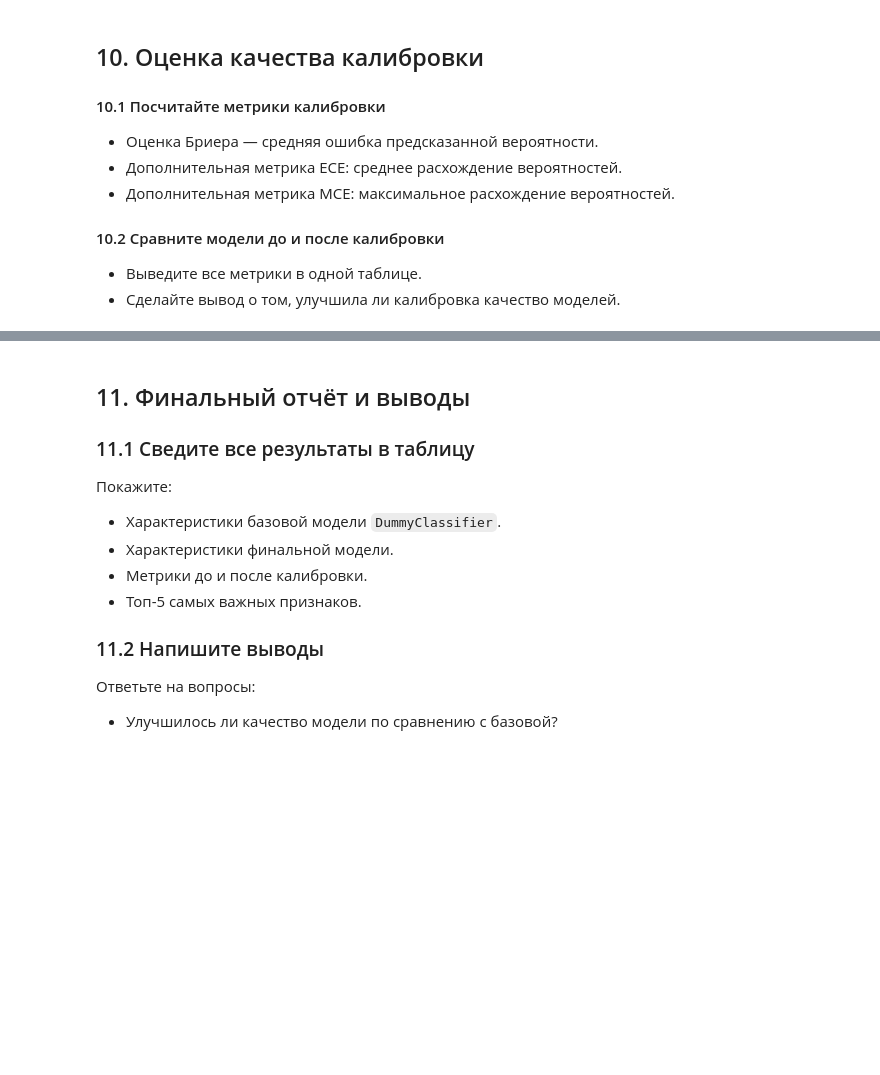
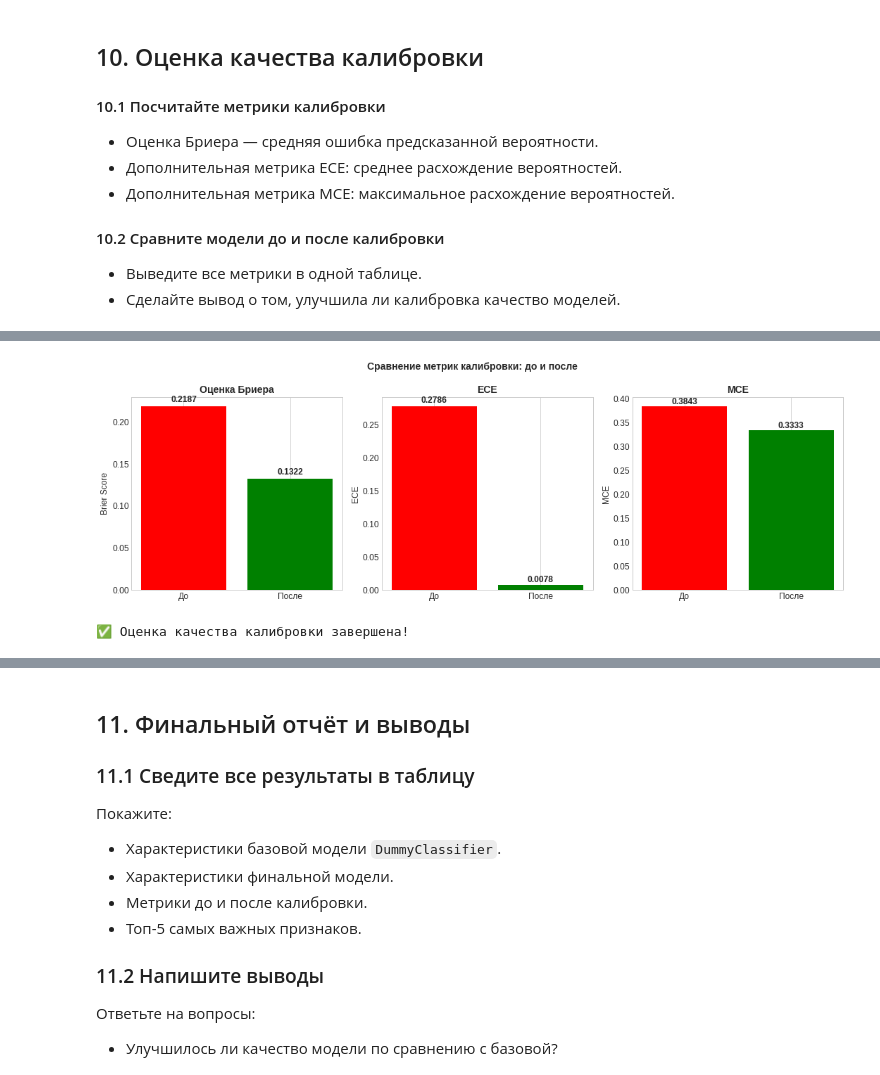
Before and after one commit to MllII/advandex-ctr-prediction, a Jupyter notebook: advandex_ctr_pipeline.ipynb, the cells around one changed output, grey strips where cells are left out. Saved outputs shown, nothing was run; the diff lists cells and outputs as text; code cells hidden in the pictures; blank space fills up the shorter version.

```diff
--- a/advandex_ctr_pipeline.ipynb
+++ b/advandex_ctr_pipeline.ipynb
@@ -4460,17 +4397,15 @@ ECE после калибровки: 0.0060
 # 10. Оценка качества калибровки
 # =============================================================================
 
-
 print("10. ОЦЕНКА КАЧЕСТВА КАЛИБРОВКИ")
+print("=" * 50)
 
 # ---- 10.1 Расчёт метрик калибровки ----
 print("\n10.1 МЕТРИКИ КАЛИБРОВКИ")
 print("-" * 50)
 
 def calculate_ece(y_true, y_proba, n_bins=10):
-    """
-    Expected Calibration Error (ECE)
-    """
+    """Expected Calibration Error (ECE)"""
     prob_true, prob_pred = calibration_curve(y_true, y_proba, n_bins=n_bins)
     actual_bins = len(prob_true)
     bin_counts, _ = np.histogram(y_proba, bins=actual_bins)
@@ -4479,22 +4414,22 @@ def calculate_ece(y_true, y_proba, n_bins=10):
     return ece
 
 def calculate_mce(y_true, y_proba, n_bins=10):
-    """
-    Maximum Calibration Error (MCE)
-    """
+    """Maximum Calibration Error (MCE)"""
     prob_true, prob_pred = calibration_curve(y_true, y_proba, n_bins=n_bins)
     mce = np.max(np.abs(prob_true - prob_pred))
     return mce
 
-# Метрики для модели без калибровки
-brier_uncal = brier_score_loss(y_test, y_test_proba_final)
-ece_uncal = calculate_ece(y_test, y_test_proba_final)
-mce_uncal = calculate_mce(y_test, y_test_proba_final)
+# ✅ Метрики для модели без калибровки
+y_proba_uncal = y_test_proba_final
+brier_uncal = brier_score_loss(y_test, y_proba_uncal)
+ece_uncal = calculate_ece(y_test, y_proba_uncal)
+mce_uncal = calculate_mce(y_test, y_proba_uncal)
 
-# Метрики для калиброванной модели
-brier_cal = brier_score_loss(y_test, y_proba_calibrated_iso)
-ece_cal = calculate_ece(y_test, y_proba_calibrated_iso)
-mce_cal = calculate_mce(y_test, y_proba_calibrated_iso)
+# ✅ Метрики для калиброванной модели (используем y_proba_calibrated из раздела 9)
+y_proba_cal = y_proba_calibrated
+brier_cal = brier_score_loss(y_test, y_proba_cal)
+ece_cal = calculate_ece(y_test, y_proba_cal)
+mce_cal = calculate_mce(y_test, y_proba_cal)
 
 print("Метрики калибровки:")
 print(f"  Оценка Бриера (до):   {brier_uncal:.4f}")
@@ -4515,15 +4450,15 @@ comparison_table = pd.DataFrame({
         brier_uncal,
         ece_uncal,
         mce_uncal,
-        log_loss(y_test, y_test_proba_final),
-        average_precision_score(y_test, y_test_proba_final)
+        log_loss(y_test, y_proba_uncal),
+        average_precision_score(y_test, y_proba_uncal)
     ],
     'С калибровкой': [
         brier_cal,
         ece_cal,
         mce_cal,
-        log_loss(y_test, y_proba_calibrated_iso),
-        average_precision_score(y_test, y_proba_calibrated_iso)
+        log_loss(y_test, y_proba_cal),
+        average_precision_score(y_test, y_proba_cal)
     ]
 })
 
@@ -4538,5 +4473,41 @@ print("\nСводная таблица метрик:")
 print("=" * 70)
 print(comparison_table.to_string(index=False))
 print("=" * 70)
+
+# ---- 10.3 Визуализация сравнения метрик ----
+print("\n10.3 ВИЗУАЛИЗАЦИЯ СРАВНЕНИЯ МЕТРИК")
+print("-" * 50)
+
+fig, axes = plt.subplots(1, 3, figsize=(15, 5))
+
+# Brier Score
+axes[0].bar(['До', 'После'], [brier_uncal, brier_cal], color=['red', 'green'])
+axes[0].set_title('Оценка Бриера', fontweight='bold')
+axes[0].set_ylabel('Brier Score')
+axes[0].grid(alpha=0.3, axis='y')
+for i, v in enumerate([brier_uncal, brier_cal]):
+    axes[0].text(i, v + 0.005, f'{v:.4f}', ha='center', fontweight='bold')
+
+# ECE
+axes[1].bar(['До', 'После'], [ece_uncal, ece_cal], color=['red', 'green'])
+axes[1].set_title('ECE', fontweight='bold')
+axes[1].set_ylabel('ECE')
+axes[1].grid(alpha=0.3, axis='y')
+for i, v in enumerate([ece_uncal, ece_cal]):
+    axes[1].text(i, v + 0.005, f'{v:.4f}', ha='center', fontweight='bold')
+
+# MCE
+axes[2].bar(['До', 'После'], [mce_uncal, mce_cal], color=['red', 'green'])
+axes[2].set_title('MCE', fontweight='bold')
+axes[2].set_ylabel('MCE')
+axes[2].grid(alpha=0.3, axis='y')
+for i, v in enumerate([mce_uncal, mce_cal]):
+    axes[2].text(i, v + 0.005, f'{v:.4f}', ha='center', fontweight='bold')
+
+plt.suptitle('Сравнение метрик калибровки: до и после', fontsize=14, fontweight='bold')
+plt.tight_layout()
+plt.show()
+
+print("\n✅ Оценка качества калибровки завершена!")
 # %% [output]
 10. ОЦЕНКА КАЧЕСТВА КАЛИБРОВКИ
@@ -4558,0 +4530,2 @@ print("=" * 70)
+[figure, added]
+✅ Оценка качества калибровки завершена!
```
Also changed, not shown: parts of 82 cells of this notebook, 12 other files.
